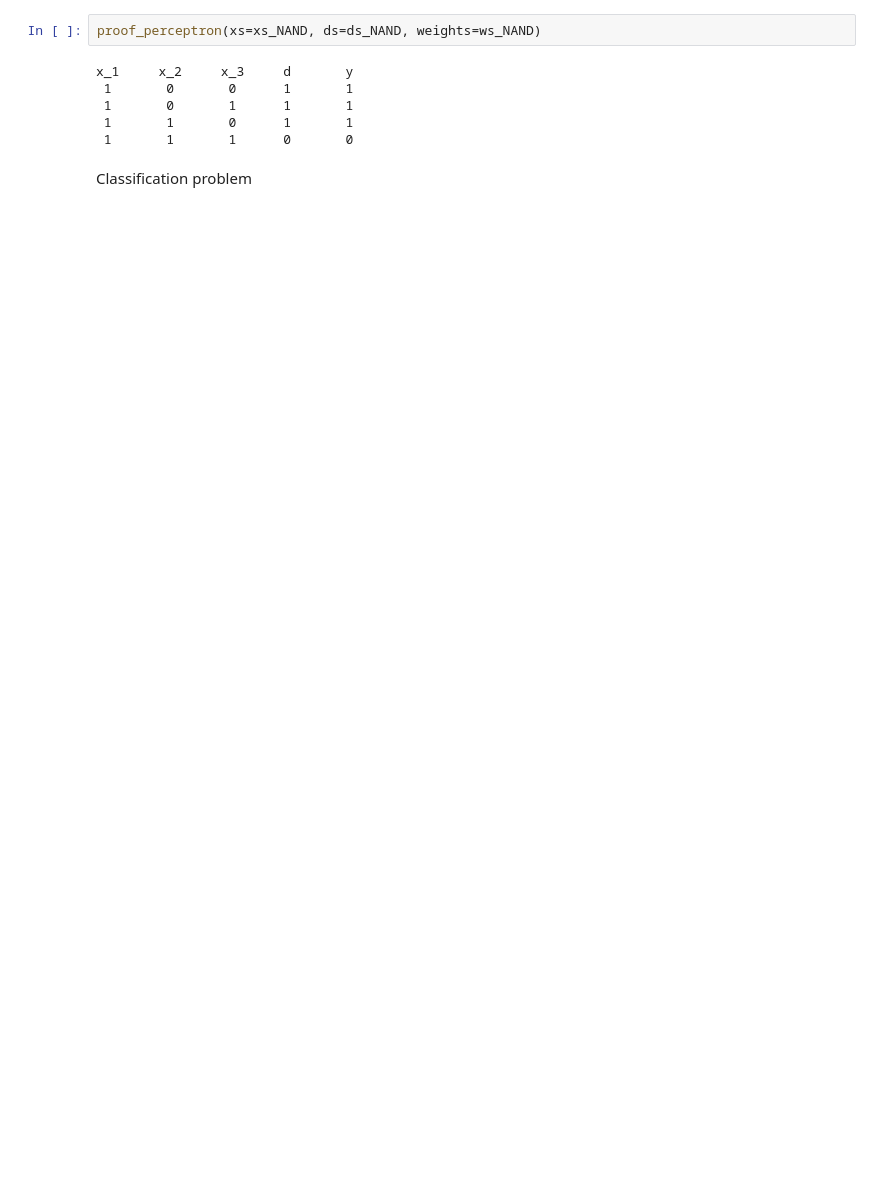
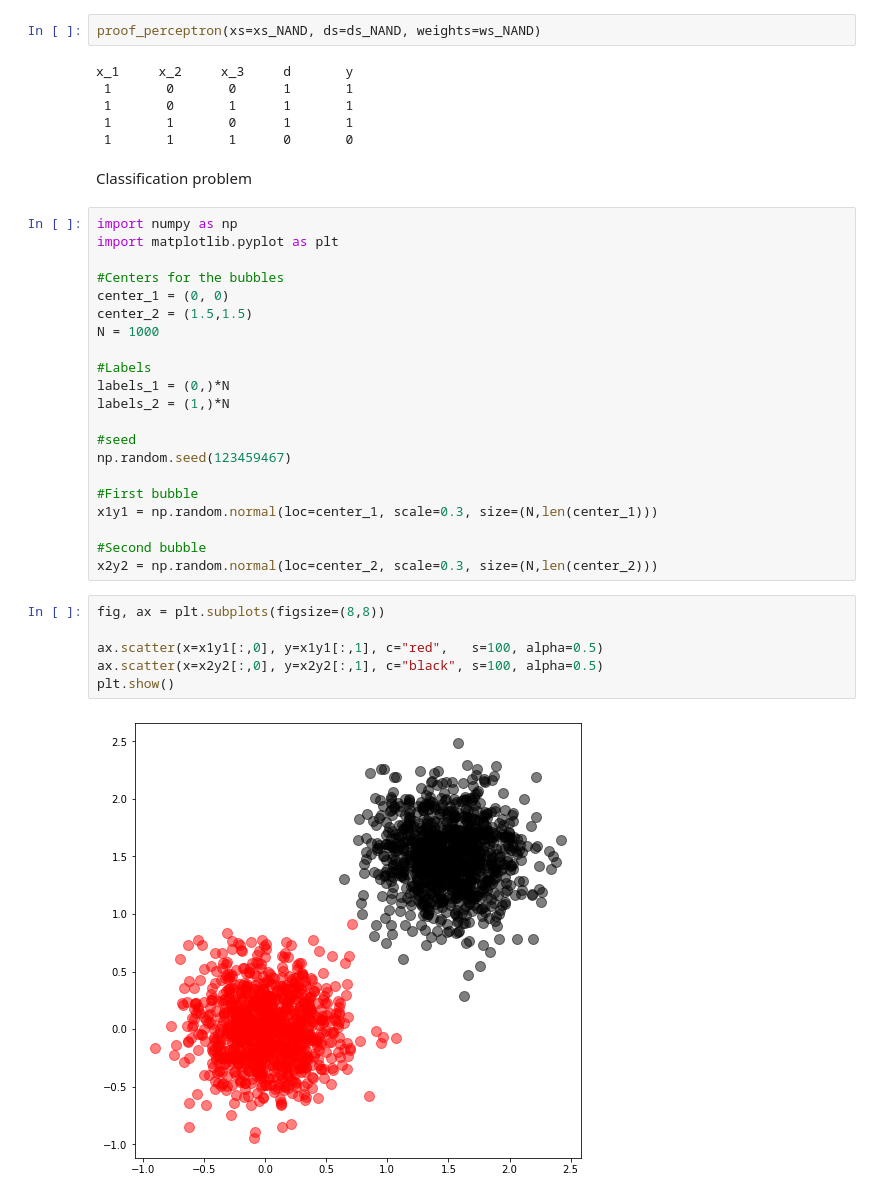
Before and after one commit to hplbrayan/Fun-with-Python, a Jupyter notebook: Perceptron/perceptron.ipynb, the cells around one changed output. Saved outputs shown, nothing was run; the diff lists cells and outputs as text; blank space fills up the shorter version.

```diff
--- a/Perceptron/perceptron.ipynb
+++ b/Perceptron/perceptron.ipynb
@@ -147,3 +150,32 @@ x_1     x_2     x_3     d       y
  1       1       1      0       0
 # %% [markdown]
 Classification problem
+# %%
+import numpy as np
+import matplotlib.pyplot as plt
+
+#Centers for the bubbles
+center_1 = (0, 0)
+center_2 = (1.5,1.5)
+N = 1000
+
+#Labels
+labels_1 = (0,)*N
+labels_2 = (1,)*N
+
+#seed
+np.random.seed(123459467)
+
+#First bubble
+x1y1 = np.random.normal(loc=center_1, scale=0.3, size=(N,len(center_1)))
+
+#Second bubble
+x2y2 = np.random.normal(loc=center_2, scale=0.3, size=(N,len(center_2)))
+# %%
+fig, ax = plt.subplots(figsize=(8,8))
+
+ax.scatter(x=x1y1[:,0], y=x1y1[:,1], c="red",   s=100, alpha=0.5)
+ax.scatter(x=x2y2[:,0], y=x2y2[:,1], c="black", s=100, alpha=0.5)
+plt.show()
+# %% [output]
+[figure, added]
```
Also changed, not shown: parts of 8 cells of this notebook.
